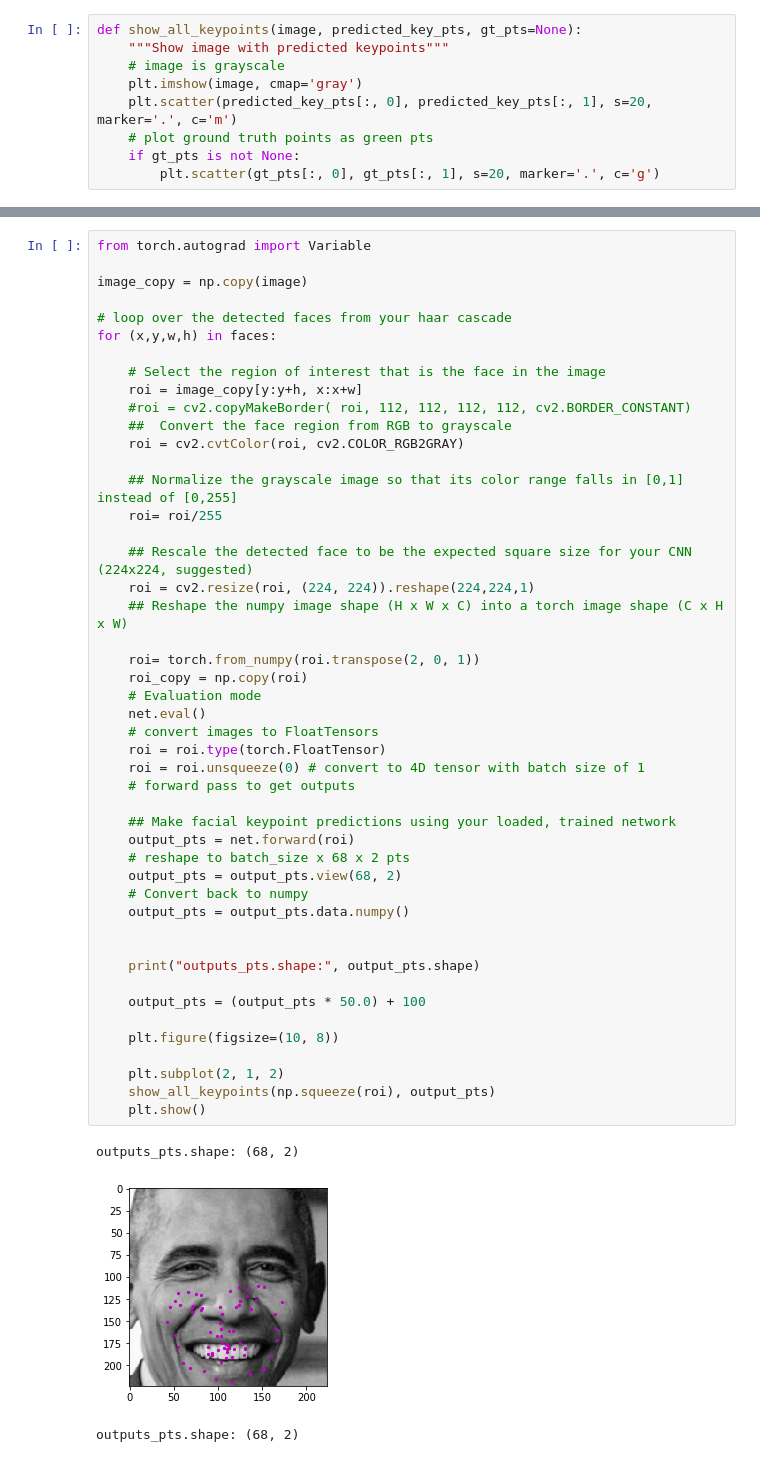
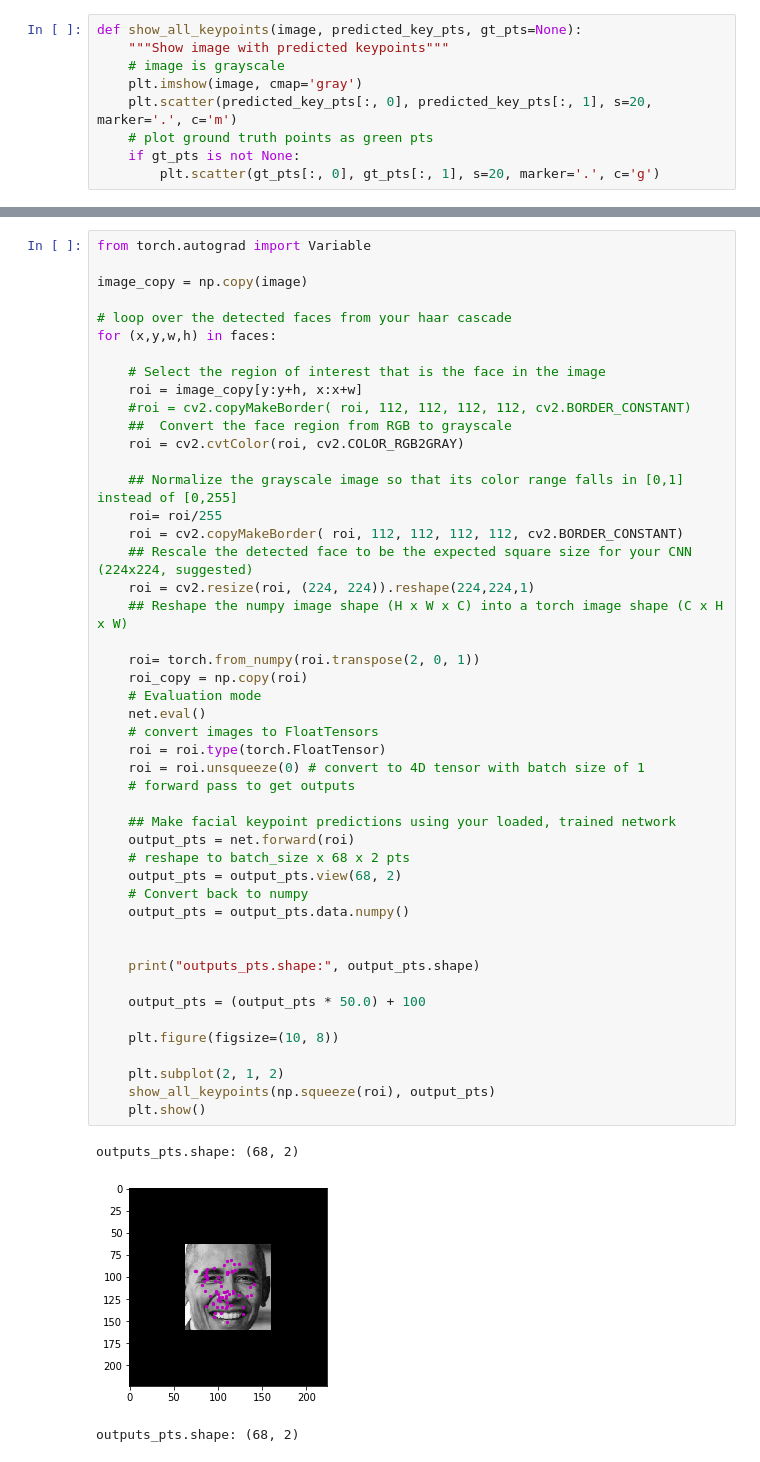
Before and after one commit to BrunoEduardoCSantos/Facial_Keypoints, a Jupyter notebook: 3. Facial Keypoint Detection, Complete Pipeline.ipynb, the cells around one changed output, grey strips where cells are left out. Saved outputs shown, nothing was run; the diff lists cells and outputs as text.

```diff
--- a/3. Facial Keypoint Detection, Complete Pipeline.ipynb
+++ b/3. Facial Keypoint Detection, Complete Pipeline.ipynb
@@ -150,38 +150,38 @@ for (x,y,w,h) in faces:
 
     ## Normalize the grayscale image so that its color range falls in [0,1] instead of [0,255]
     roi= roi/255
-
+    roi = cv2.copyMakeBorder( roi, 112, 112, 112, 112, cv2.BORDER_CONSTANT)
     ## Rescale the detected face to be the expected square size for your CNN (224x224, suggested)
     roi = cv2.resize(roi, (224, 224)).reshape(224,224,1)
     ## Reshape the numpy image shape (H x W x C) into a torch image shape (C x H x W)
 
     roi= torch.from_numpy(roi.transpose(2, 0, 1))
     roi_copy = np.copy(roi)
     # Evaluation mode
     net.eval()
     # convert images to FloatTensors
     roi = roi.type(torch.FloatTensor)
     roi = roi.unsqueeze(0) # convert to 4D tensor with batch size of 1
     # forward pass to get outputs
 
     ## Make facial keypoint predictions using your loaded, trained network
     output_pts = net.forward(roi)
     # reshape to batch_size x 68 x 2 pts
     output_pts = output_pts.view(68, 2)
     # Convert back to numpy
     output_pts = output_pts.data.numpy()
 
 
     print("outputs_pts.shape:", output_pts.shape)
 
     output_pts = (output_pts * 50.0) + 100
 
     plt.figure(figsize=(10, 8))
 
     plt.subplot(2, 1, 2)
     show_all_keypoints(np.squeeze(roi), output_pts)
     plt.show()
 # %% [output]
 outputs_pts.shape: (68, 2)
-[figure, old version]
+[figure, new version]
 outputs_pts.shape: (68, 2)
```
Also changed, not shown: parts of 2 cells of this notebook, 1 other file.
